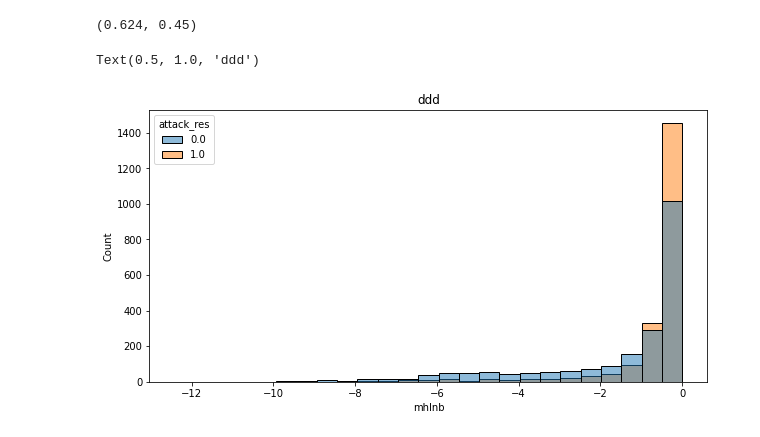
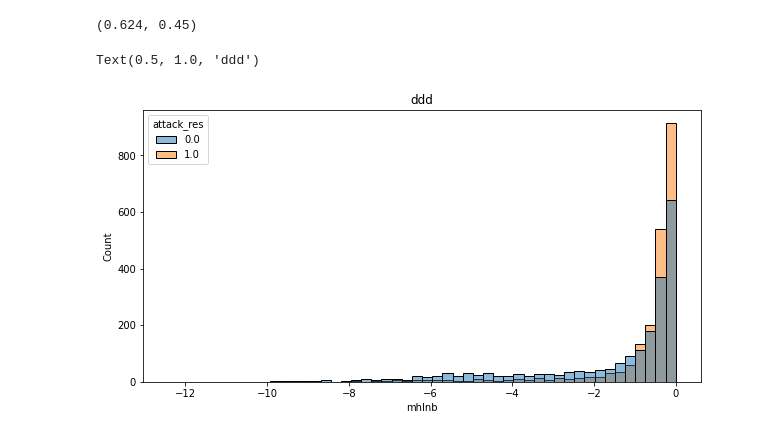
Before and after one commit to Tedonze/Adversarial_Attacks_NLP, a Jupyter notebook: odd_best_final.ipynb, the cells around one changed output. Drawn from its saved outputs; the diff is of its cells as text; code cells hidden in the pictures.

```diff
--- a/odd_best_final.ipynb
+++ b/odd_best_final.ipynb
@@ -649,8 +649,8 @@ MHLNB AUPR: 0.45
 dataset['mhlnb'] = distance
 # %%
 plt.figure(figsize=(10,5))
-sns.histplot(data=dataset, x="mhlnb", hue="attack_res",bins=25)
+sns.histplot(data=dataset, x="mhlnb", hue="attack_res",bins=50)
 plt.title('ddd')
 # %% [output]
 Text(0.5, 1.0, 'ddd')
-[figure, old version]
+[figure, new version]
```
Also changed, not shown: parts of 2 cells of this notebook.
